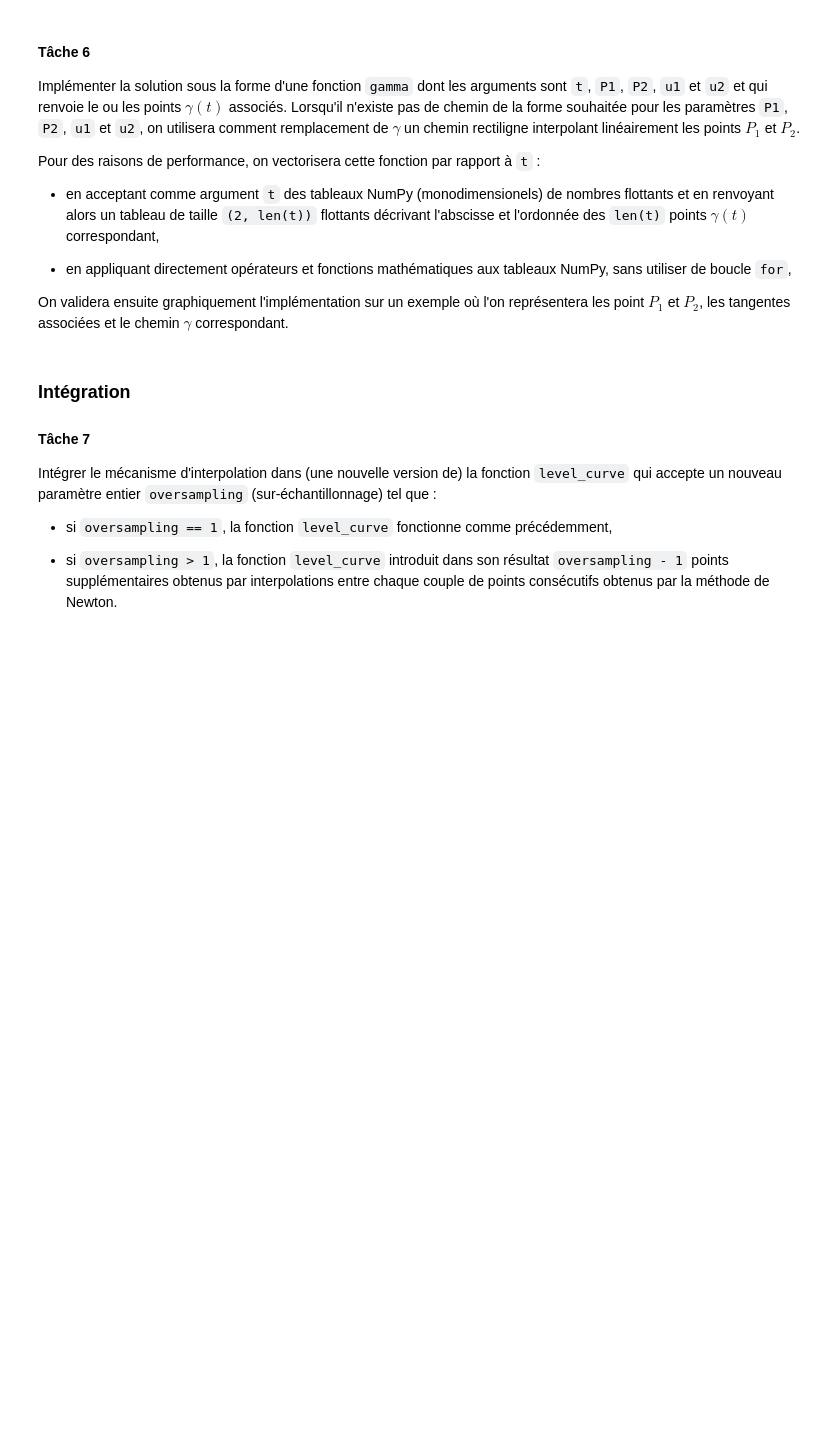
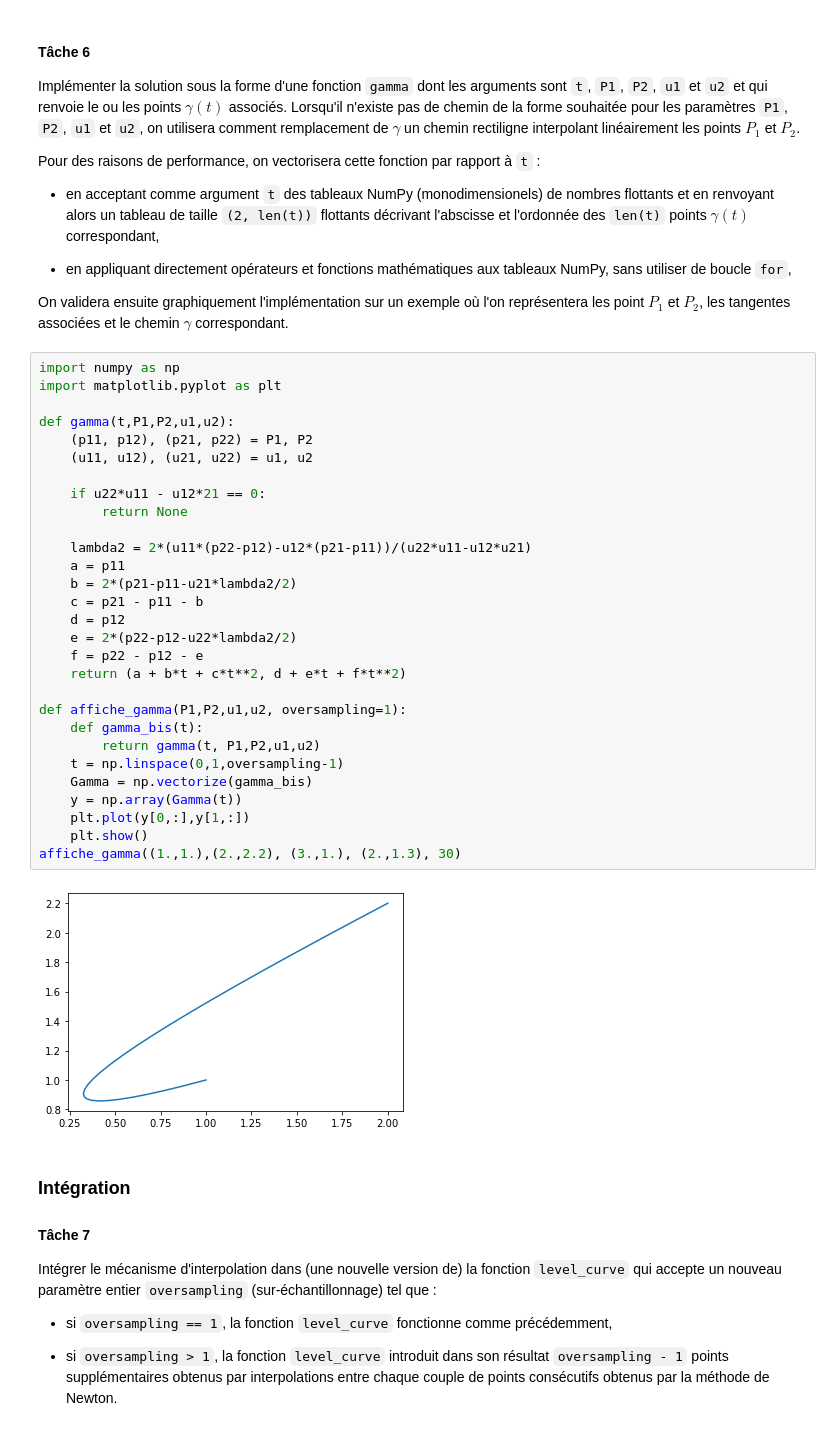
Before and after one commit to remymart/courbes-de-niveau, a Jupyter notebook: Courbes de niveau - Enoncé.ipynb, the cells around one changed output. Saved outputs shown, nothing was run; the diff lists cells and outputs as text; blank space fills up the shorter version.

```diff
--- a/Courbes de niveau - Enoncé.ipynb
+++ b/Courbes de niveau - Enoncé.ipynb
@@ -545,6 +575,37 @@ Pour des raisons de performance, on vectorisera cette fonction par rapport à `t
   - en appliquant directement opérateurs et fonctions mathématiques aux tableaux NumPy, sans utiliser de boucle `for`,
 
 On validera ensuite graphiquement l'implémentation sur un exemple où l'on représentera les point $P_1$ et $P_2$, les tangentes associées et le chemin $\gamma$ correspondant.
+# %%
+import numpy as np
+import matplotlib.pyplot as plt
+
+def gamma(t,P1,P2,u1,u2):
+    (p11, p12), (p21, p22) = P1, P2
+    (u11, u12), (u21, u22) = u1, u2
+
+    if u22*u11 - u12*21 == 0:
+        return None
+
+    lambda2 = 2*(u11*(p22-p12)-u12*(p21-p11))/(u22*u11-u12*u21)
+    a = p11
+    b = 2*(p21-p11-u21*lambda2/2)
+    c = p21 - p11 - b
+    d = p12
+    e = 2*(p22-p12-u22*lambda2/2)
+    f = p22 - p12 - e
+    return (a + b*t + c*t**2, d + e*t + f*t**2)
+
+def affiche_gamma(P1,P2,u1,u2, oversampling=1):
+    def gamma_bis(t):
+        return gamma(t, P1,P2,u1,u2)
+    t = np.linspace(0,1,oversampling-1)
+    Gamma = np.vectorize(gamma_bis)
+    y = np.array(Gamma(t))
+    plt.plot(y[0,:],y[1,:])
+    plt.show()
+affiche_gamma((1.,1.),(2.,2.2), (3.,1.), (2.,1.3), 30)
+# %% [output]
+[figure, added]
 # %% [markdown]
 ### Intégration
 
```
Also changed, not shown: parts of 5 cells of this notebook.
